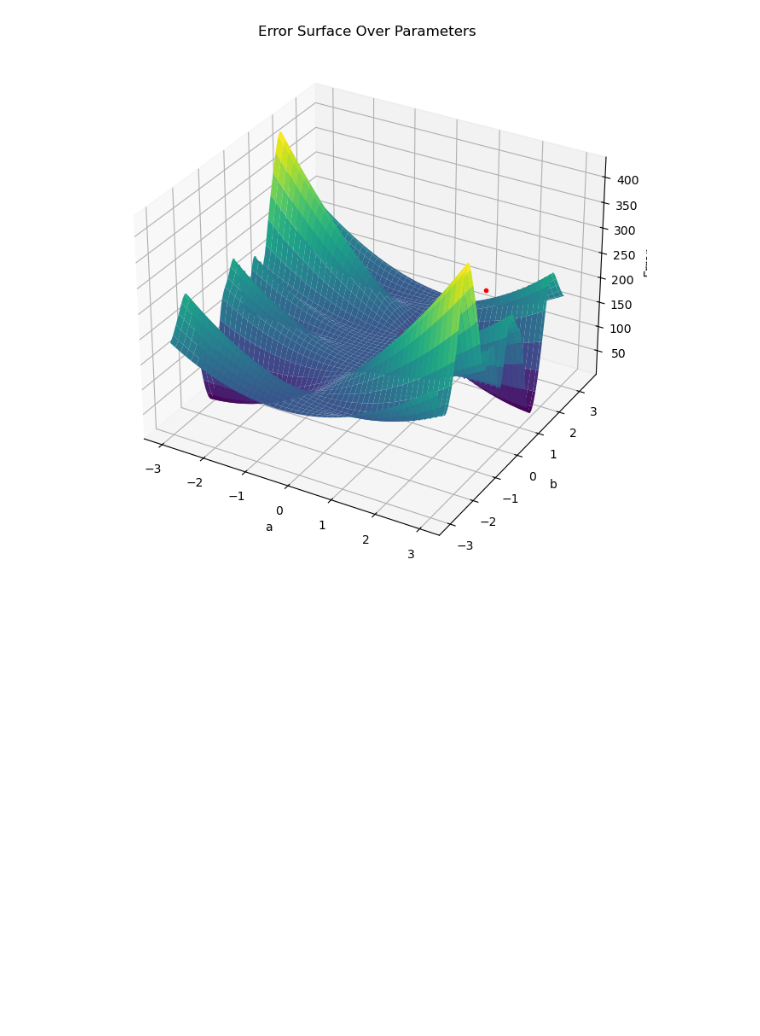
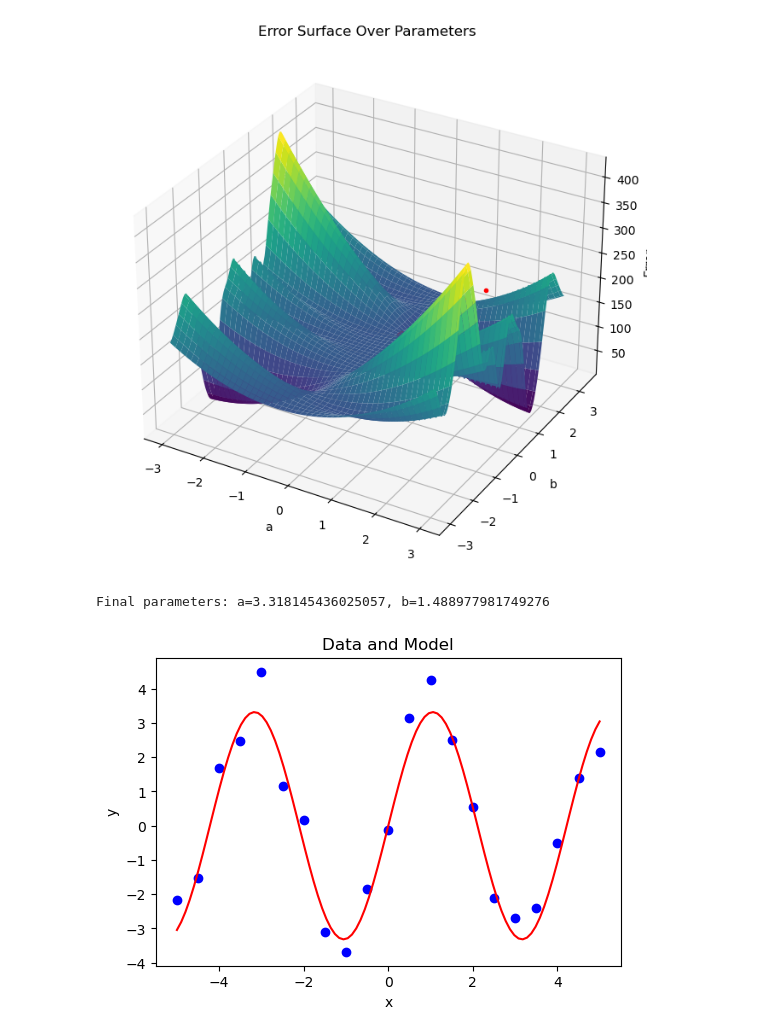
Before and after one commit to ShaharAshe/ML_finalProject, a Jupyter notebook: proj_q1.ipynb, the cells around one changed output. Cells and saved outputs as stored; diff of their text form; code cells hidden in the pictures; blank space fills up the shorter version.

```diff
--- a/proj_q1.ipynb
+++ b/proj_q1.ipynb
@@ -299,3 +303,36 @@ plt.show()
 Final parameters: a=0.4946555998532448, b=3.0123813348953465
 [figure]
 [figure]
+# %%
+from scipy.optimize import curve_fit
+
+# המודל שלך
+def model(x, a, b):
+    return a * np.sin(b * x)
+
+# הנתונים שלך
+x_data = np.array([-5., -4.5, -4., -3.5, -3., -2.5, -2., -1.5, -1., -0.5, 0.,
+                   0.5, 1., 1.5, 2., 2.5, 3., 3.5, 4., 4.5, 5. ])
+y_data = np.array([-2.16498306, -1.53726731, 1.67075645, 2.47647932, 4.49579917,
+                   1.14600963, 0.15938811, -3.09848048, -3.67902427, -1.84892687,
+                   -0.11705947, 3.14778203, 4.26365256, 2.49120585, 0.55300516,
+                   -2.105836 , -2.68898773, -2.39982575, -0.50261972, 1.40235643,
+                   2.15371399])
+
+# השתמש ב- curve_fit כדי למצוא את הפרמטרים של המודל
+popt, pcov = curve_fit(model, x_data, y_data)
+
+# הדפס את הפרמטרים שנמצאו
+print(f"Final parameters: a={popt[0]}, b={popt[1]}")
+
+# הצג את המודל עם הפרמטרים שנמצאו
+plt.figure(figsize=(6, 4))
+plt.scatter(x_data, y_data, color='blue')
+plt.plot(np.linspace(-5, 5, 100), model(np.linspace(-5, 5, 100), *popt), color='red')
+plt.xlabel('x')
+plt.ylabel('y')
+plt.title('Data and Model')
+plt.show()
+# %% [output]
+Final parameters: a=3.318145436025057, b=1.488977981749276
+[figure, added]
```
Also changed, not shown: parts of 1 cell of this notebook.
